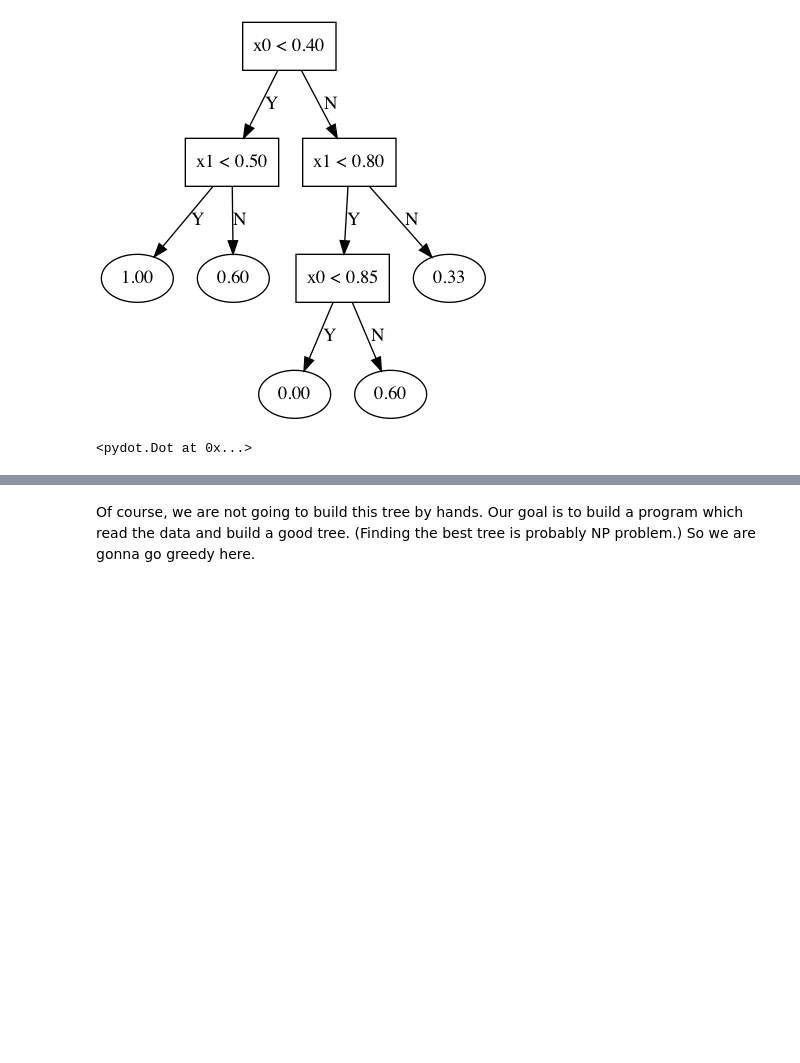
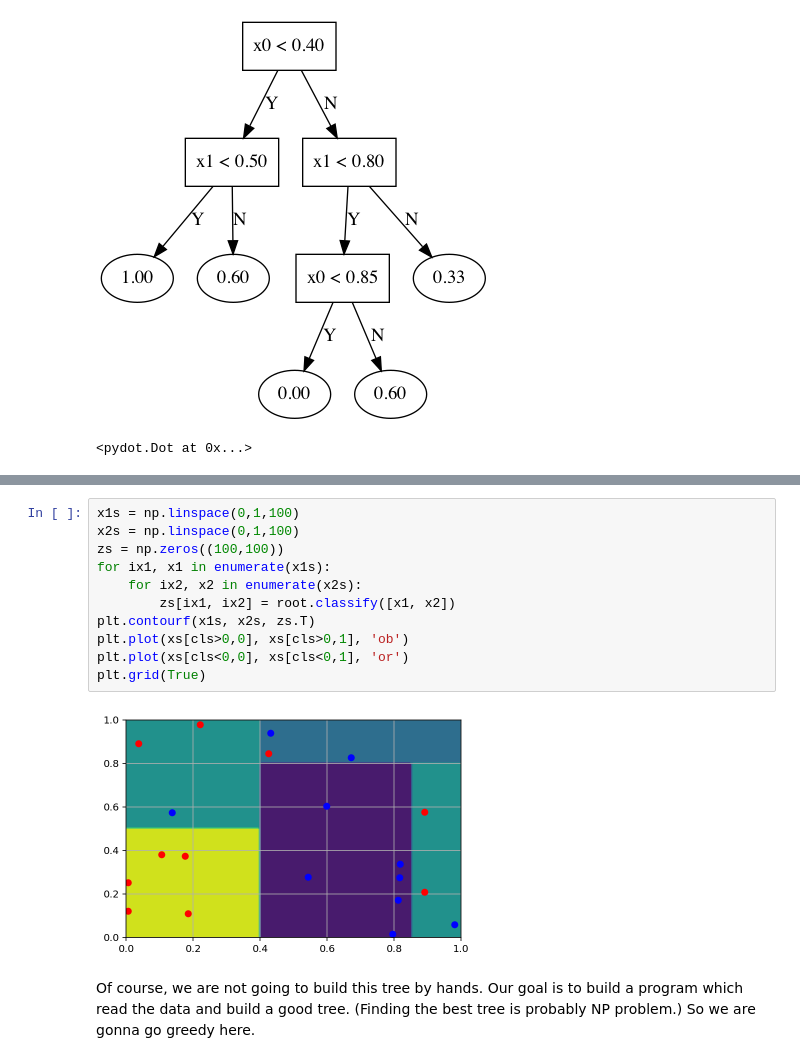
Before and after one commit to muic-pattern-rekt-2018/Exercise-5, a Jupyter notebook: Exercise 05 Non-Parametric Methods.ipynb, the cells around one changed output, grey strips where cells are left out. Drawn from its saved outputs; the diff is of its cells as text; blank space fills up the shorter version.

```diff
--- a/Exercise 05 Non-Parametric Methods.ipynb
+++ b/Exercise 05 Non-Parametric Methods.ipynb
@@ -241,6 +241,19 @@ http://matplotlib.org/api/pyplot_api.html#matplotlib.pyplot.contourf
 
 Draw contour plot of the tree you had in 3)
 <img src="contour.png"/>
+# %%
+x1s = np.linspace(0,1,100)
+x2s = np.linspace(0,1,100)
+zs = np.zeros((100,100))
+for ix1, x1 in enumerate(x1s):
+    for ix2, x2 in enumerate(x2s):
+        zs[ix1, ix2] = root.classify([x1, x2])
+plt.contourf(x1s, x2s, zs.T)
+plt.plot(xs[cls>0,0], xs[cls>0,1], 'ob')
+plt.plot(xs[cls<0,0], xs[cls<0,1], 'or')
+plt.grid(True)
+# %% [output]
+[figure, added]
 # %% [markdown]
 Of course, we are not going to build this tree by hands. Our goal is to build a program which read the data and build a good tree. (Finding the best tree is probably NP problem.) So we are gonna go greedy here.
 # %% [markdown]
```
